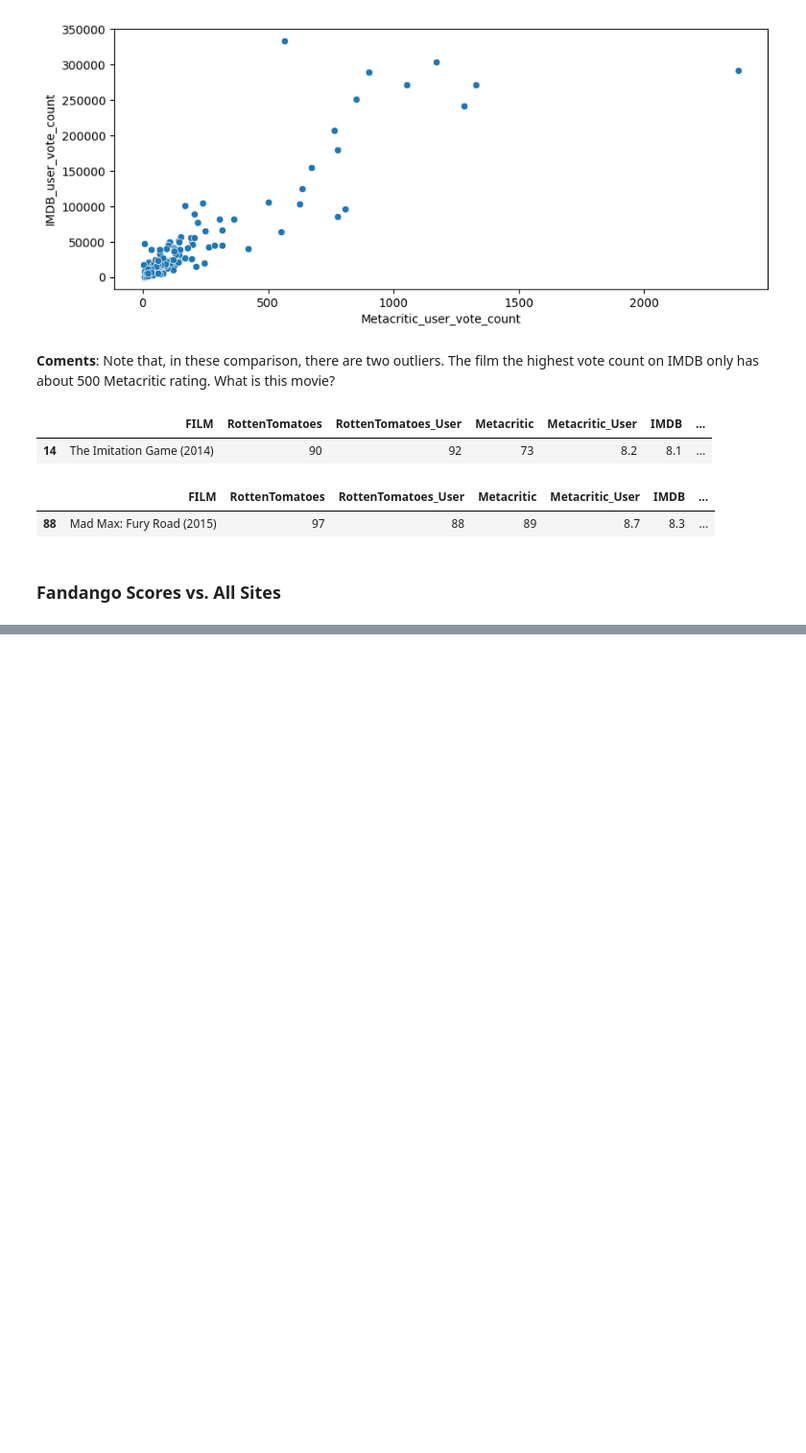
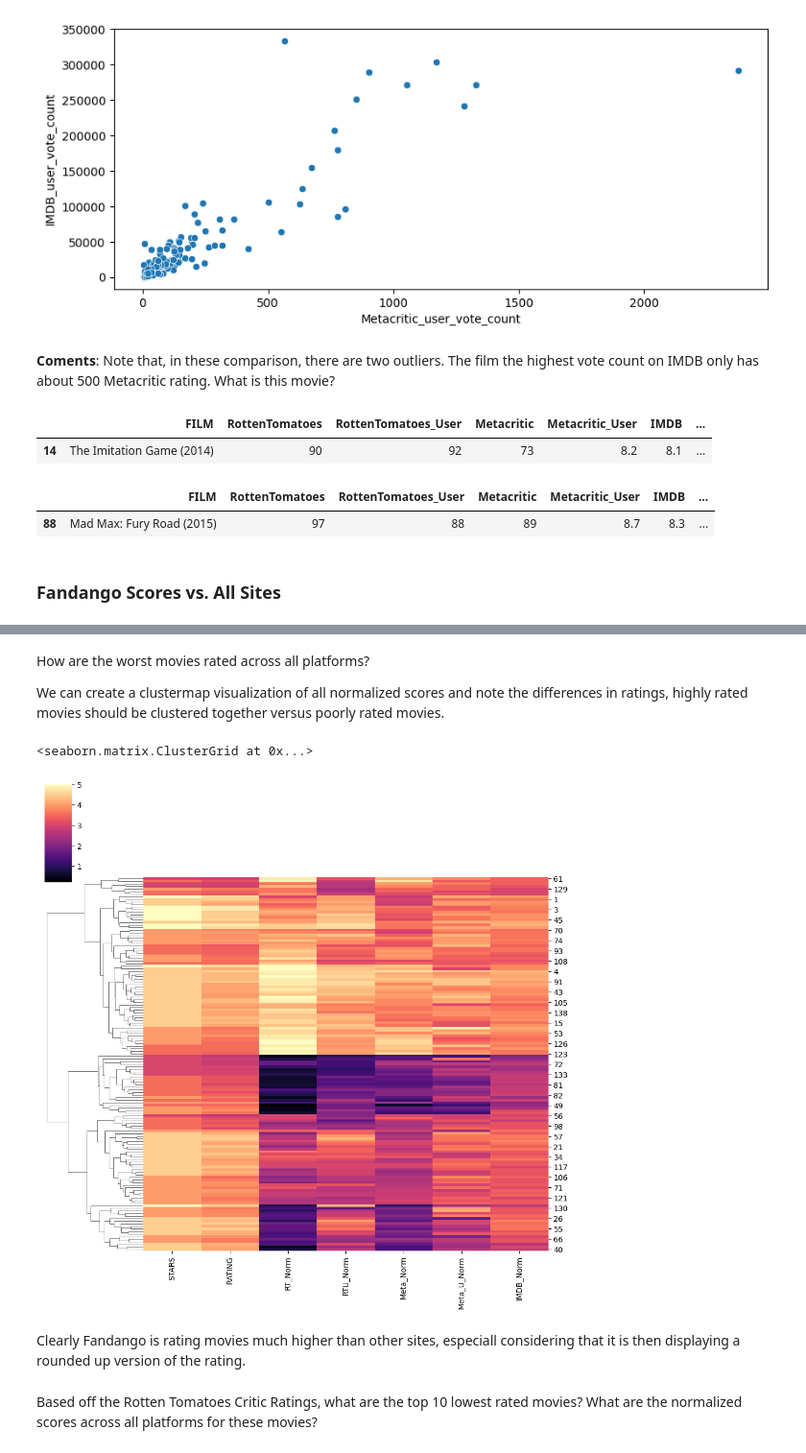
Before and after one commit to netofr19/Capstone_project, a Jupyter notebook: capstone_project/analysis_capstone_project.ipynb, the cells around one changed output, grey strips where cells are left out. Shown at 96% size. Saved outputs shown, nothing was run; the diff lists cells and outputs as text; code cells hidden in the pictures; blank space fills up the shorter version.

```diff
--- a/capstone_project/analysis_capstone_project.ipynb
+++ b/capstone_project/analysis_capstone_project.ipynb
@@ -333,0 +397,4 @@ all_sites.nlargest(1, 'Metacritic_user_vote_count')
+# %%
+# Normalize of the critics and users Rotten_Tomatoes ratings.
+df['RT_Norm'] = np.round(df['RottenTomatoes']/20,1)
+df['RTU_Norm'] = np.round(df['RottenTomatoes_User']/20,1)
@@ -333,0 +468,14 @@ all_sites.nlargest(1, 'Metacritic_user_vote_count')
+# %% [markdown]
+How are the worst movies rated across all platforms?
+
+We can create a clustermap visualization of all normalized scores and note the differences in ratings, highly rated movies should be clustered together versus poorly rated movies.
+# %%
+import scipy
+sns.clustermap(norm_scores, cmap='magma', col_cluster=False)
+# %% [output]
+<seaborn.matrix.ClusterGrid at 0x...>
+[figure, added]
+# %% [markdown]
+Clearly Fandango is rating movies much higher than other sites, especiall considering that it is then displaying a rounded up version of the rating.
+# %% [markdown]
+Based off the Rotten Tomatoes Critic Ratings, what are the top 10 lowest rated movies? What are the normalized scores across all platforms for these movies?
```
Also changed, not shown: parts of 26 cells of this notebook.
